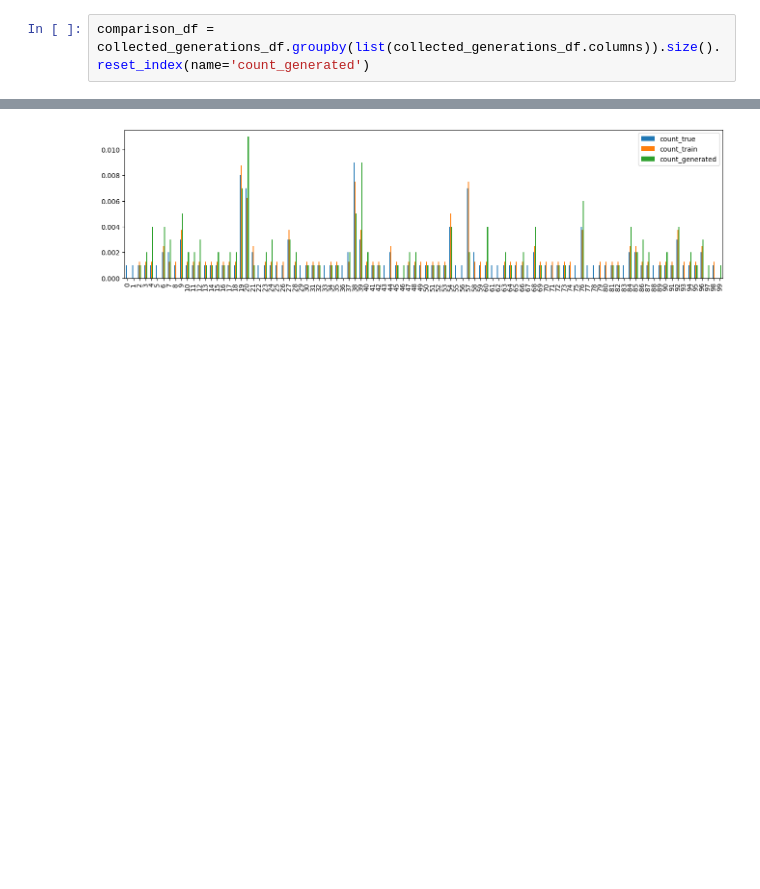
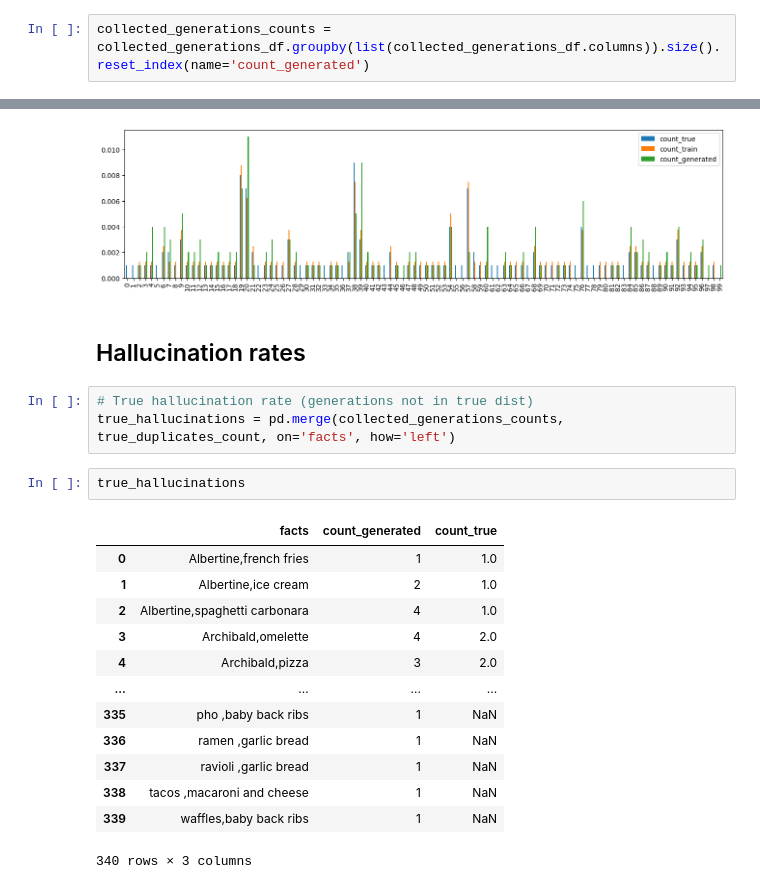
Before and after one commit to LeonPeric/Hallucination-Calibration, a Jupyter notebook: fact_dataset_test.ipynb, the cells around one changed output, grey strips where cells are left out. Saved outputs shown, nothing was run; the diff lists cells and outputs as text; blank space fills up the shorter version.

Commit message:
Hallucination rates

```diff
--- a/fact_dataset_test.ipynb
+++ b/fact_dataset_test.ipynb
@@ -214,4 +214,4 @@ for _ in range(n_sequences):
 # %%
 collected_generations_df = pd.DataFrame(collected_generations, columns=["facts"])
 # %%
-comparison_df = collected_generations_df.groupby(list(collected_generations_df.columns)).size().reset_index(name='count_generated')
+collected_generations_counts = collected_generations_df.groupby(list(collected_generations_df.columns)).size().reset_index(name='count_generated')
@@ -287,3 +287,24 @@ comparison_df[:100].plot.bar(figsize=(16, 4))
 # %% [output]
 <Axes: >
 [figure]
+# %% [markdown]
+## Hallucination rates
+# %%
+# True hallucination rate (generations not in true dist)
+true_hallucinations = pd.merge(collected_generations_counts, true_duplicates_count, on='facts', how='left')
+# %%
+true_hallucinations
+# %% [output]
+|  | facts | count_generated | count_true |
+| 0 | Albertine,french fries | 1 | 1.0 |
+| 1 | Albertine,ice cream | 2 | 1.0 |
+| 2 | Albertine,spaghetti carbonara | 4 | 1.0 |
+| 3 | Archibald,omelette | 4 | 2.0 |
+| 4 | Archibald,pizza | 3 | 2.0 |
+| ... | ... | ... | ... |
+| 335 | pho ,baby back ribs | 1 | NaN |
+| 336 | ramen ,garlic bread | 1 | NaN |
+| 337 | ravioli ,garlic bread | 1 | NaN |
+| 338 | tacos ,macaroni and cheese | 1 | NaN |
+| 339 | waffles,baby back ribs | 1 | NaN |
+340 rows × 3 columns
```
Also changed, not shown: parts of 17 cells of this notebook.
